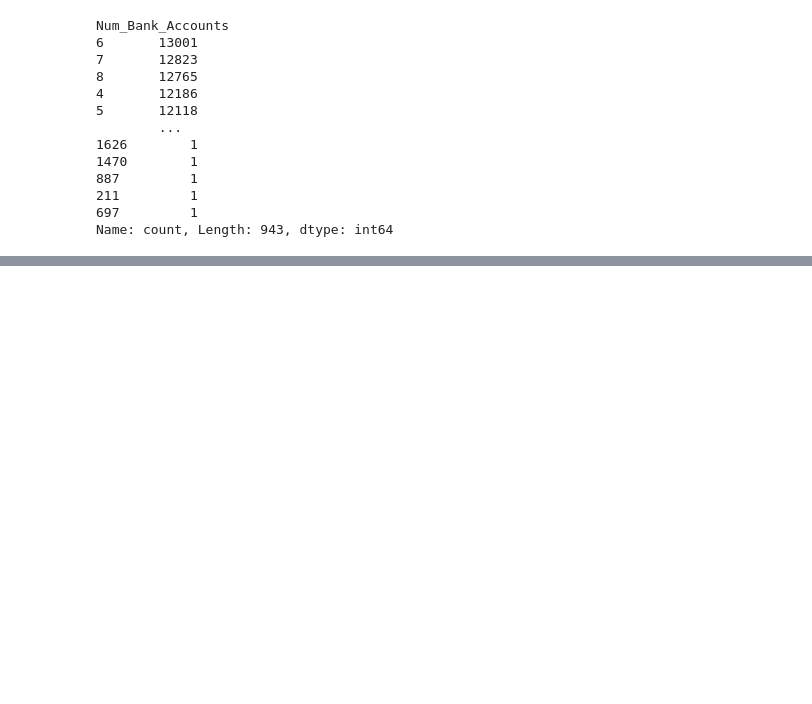
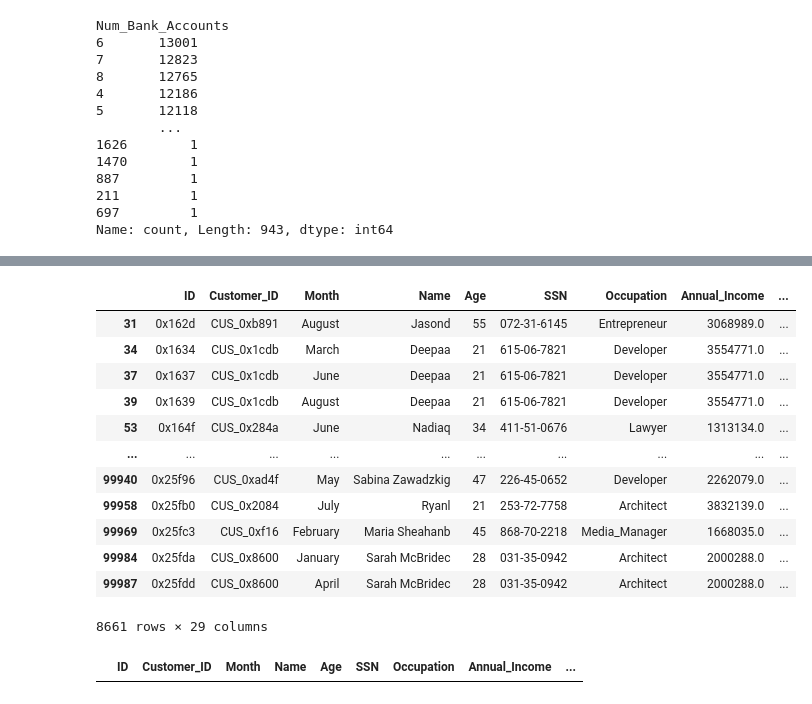
Before and after one commit to ViniciusOtoni/CreditScoreDataset, a Jupyter notebook: notebooks/n01_data_cleaning.ipynb, the cells around one changed output, grey strips where cells are left out. Cells and saved outputs as stored; diff of their text form; code cells hidden in the pictures; blank space fills up the shorter version.

```diff
--- a/notebooks/n01_data_cleaning.ipynb
+++ b/notebooks/n01_data_cleaning.ipynb
@@ -549,0 +717,4 @@ Name: count, Length: 943, dtype: int64
+# %%
+Q1 = df['Num_Credit_Card'].quantile(0.25) # primeiro quartil (pega os valores de 25% para baixo)
+Q3 = df['Num_Credit_Card'].quantile(0.95) # terceiro quartil (pega os valores de 95% para baixo)
+IQR = Q3 - Q1 # calcula a diferença entre o primeiro e o terceiro quartil
@@ -549,0 +733,3 @@ Name: count, Length: 943, dtype: int64
+# %%
+upper_bound = Q3 + 1.5 * IQR
+upper_bound
@@ -549,0 +738,2 @@ Name: count, Length: 943, dtype: int64
+# %%
+df['Num_Credit_Card'] = df['Num_Credit_Card'].apply(lambda x:  ceil(upper_bound) if x > upper_bound else x)
@@ -549,0 +760,2 @@ Name: count, Length: 943, dtype: int64
+# %%
+df.loc[df["Interest_Rate"] > 30, 'Interest_Rate'] = df['Interest_Rate'].mode().iloc[0] # tratando com a moda.
@@ -549,0 +795,16 @@ Name: count, Length: 943, dtype: int64
+# %%
+df.loc[~(df["Num_of_Loan"].str.isdigit())] # verficiar valores com algum caracter inválido
+# %% [output]
+|  | ID | Customer_ID | Month | Name | Age | SSN | Occupation | Annual_Income | ... |
+| 31 | 0x162d | CUS_0xb891 | August | Jasond | 55 | 072-31-6145 | Entrepreneur | 3068989.0 | ... |
+| 34 | 0x1634 | CUS_0x1cdb | March | Deepaa | 21 | 615-06-7821 | Developer | 3554771.0 | ... |
+| 37 | 0x1637 | CUS_0x1cdb | June | Deepaa | 21 | 615-06-7821 | Developer | 3554771.0 | ... |
+| 39 | 0x1639 | CUS_0x1cdb | August | Deepaa | 21 | 615-06-7821 | Developer | 3554771.0 | ... |
+| 53 | 0x164f | CUS_0x284a | June | Nadiaq | 34 | 411-51-0676 | Lawyer | 1313134.0 | ... |
+| ... | ... | ... | ... | ... | ... | ... | ... | ... | ... |
+| 99940 | 0x25f96 | CUS_0xad4f | May | Sabina Zawadzkig | 47 | 226-45-0652 | Developer | 2262079.0 | ... |
+| 99958 | 0x25fb0 | CUS_0x2084 | July | Ryanl | 21 | 253-72-7758 | Architect | 3832139.0 | ... |
+| 99969 | 0x25fc3 | CUS_0xf16 | February | Maria Sheahanb | 45 | 868-70-2218 | Media_Manager | 1668035.0 | ... |
+| 99984 | 0x25fda | CUS_0x8600 | January | Sarah McBridec | 28 | 031-35-0942 | Architect | 2000288.0 | ... |
+| 99987 | 0x25fdd | CUS_0x8600 | April | Sarah McBridec | 28 | 031-35-0942 | Architect | 2000288.0 | ... |
+8661 rows × 29 columns
@@ -549,0 +813,4 @@ Name: count, Length: 943, dtype: int64
+# %%
+df.loc[~(df["Num_of_Loan"].str.isdigit())] # verificando se funfou
+# %% [output]
+|  | ID | Customer_ID | Month | Name | Age | SSN | Occupation | Annual_Income | ... |
```
Also changed, not shown: parts of 34 cells of this notebook.
